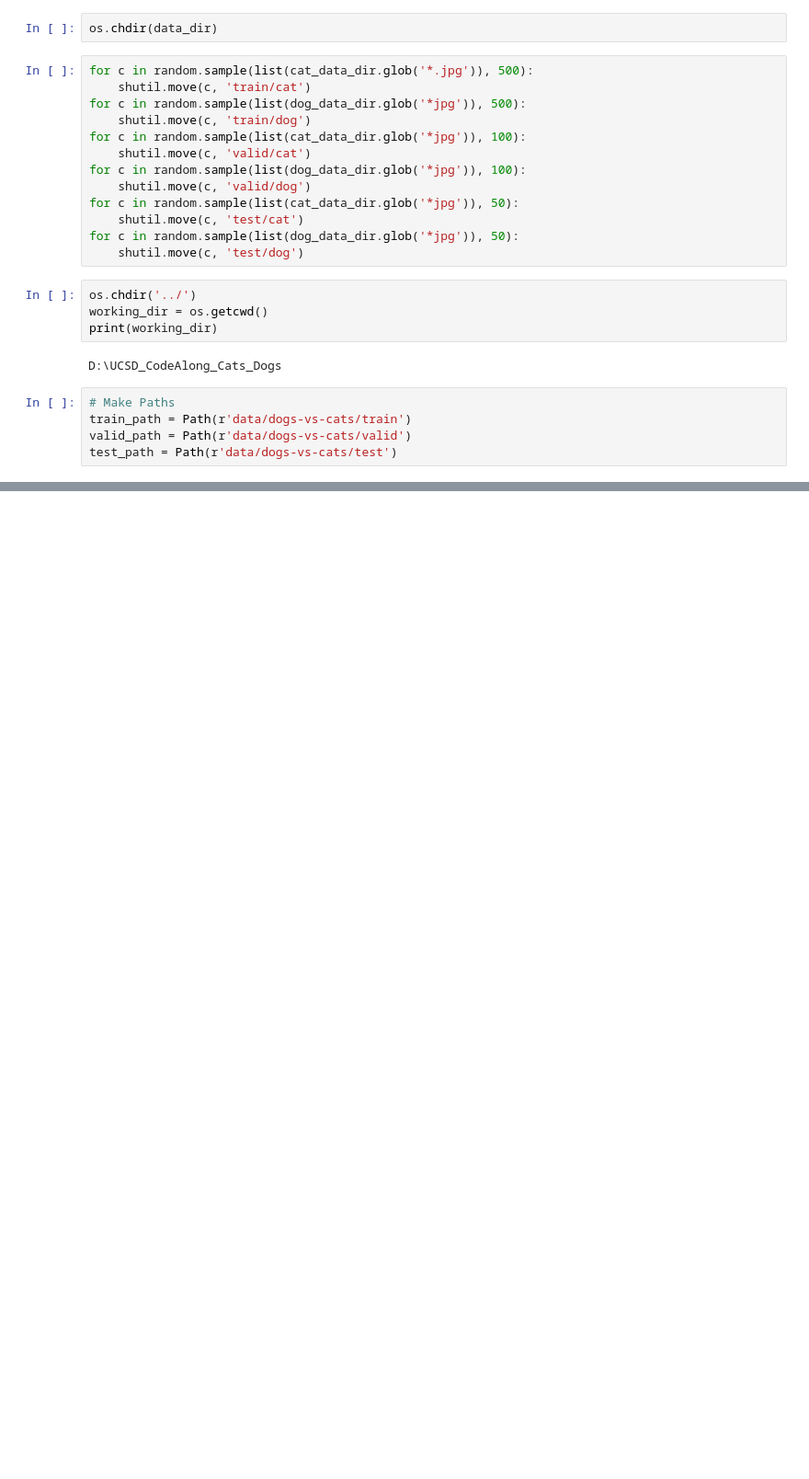
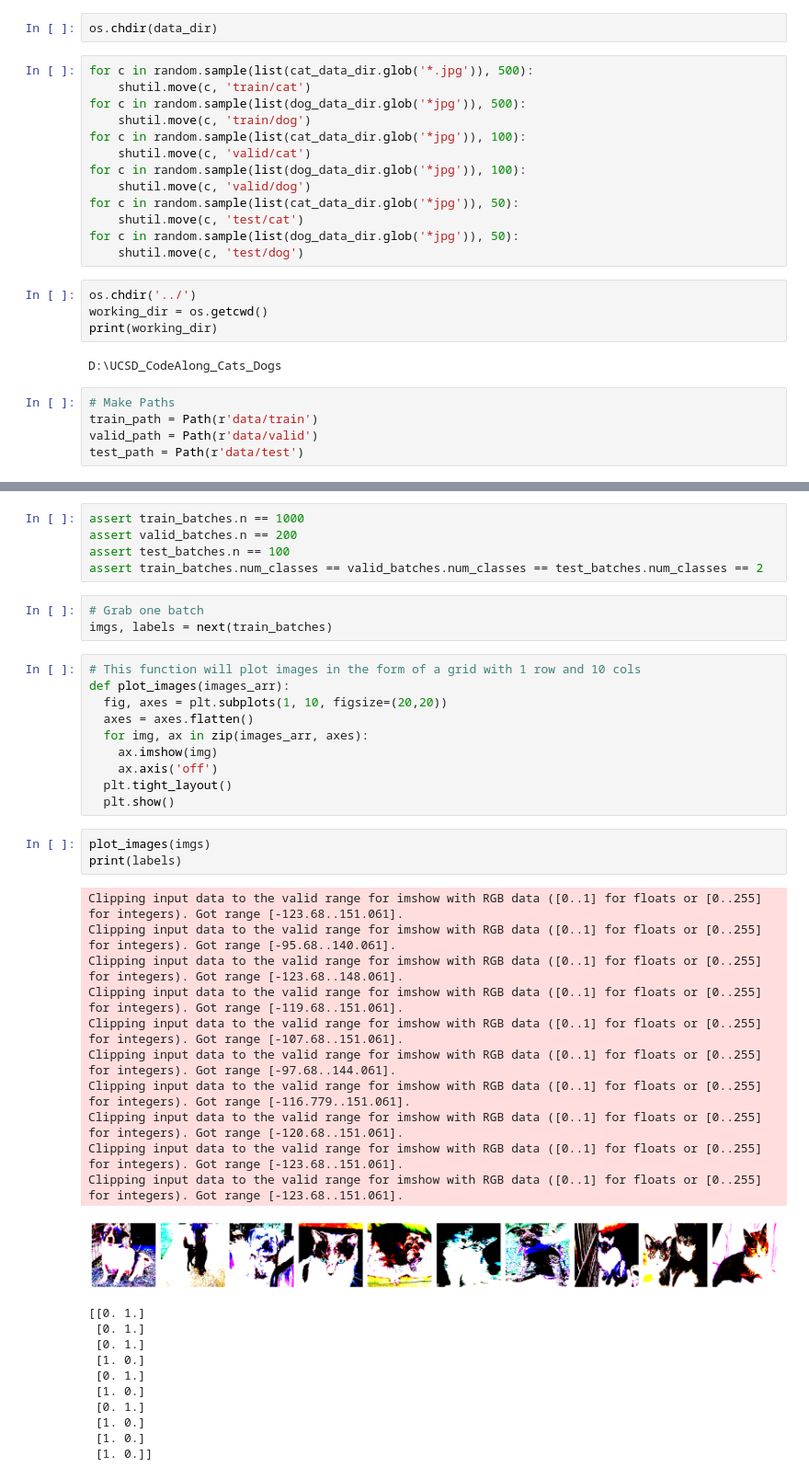
Before and after one commit to asmith81/UCSD_CodeAlong_Cats_Dogs, a Jupyter notebook: UCSD_Code_Along_Cats_Dogs.ipynb, the cells around one changed output, grey strips where cells are left out. Shown: that part at 92% size. Saved outputs shown, nothing was run; the diff lists cells and outputs as text; blank space fills up the shorter version.

Commit message:
Got a batch of pre-processed images outputted!

```diff
--- a/UCSD_Code_Along_Cats_Dogs.ipynb
+++ b/UCSD_Code_Along_Cats_Dogs.ipynb
@@ -68,9 +70,9 @@ print(working_dir)
 D:\UCSD_CodeAlong_Cats_Dogs
 # %%
 # Make Paths
-train_path = Path(r'data/dogs-vs-cats/train')
-valid_path = Path(r'data/dogs-vs-cats/valid')
-test_path = Path(r'data/dogs-vs-cats/test')
+train_path = Path(r'data/train')
+valid_path = Path(r'data/valid')
+test_path = Path(r'data/test')
 # %%
 # Prepare Data
 train_batches = ImageDataGenerator(preprocessing_function=tf.keras.applications.vgg16.preprocess_input) \
@@ -81,0 +88,43 @@ test_batches = ImageDataGenerator(preprocessing_function=tf.keras.applications.v
+# %%
+assert train_batches.n == 1000
+assert valid_batches.n == 200
+assert test_batches.n == 100
+assert train_batches.num_classes == valid_batches.num_classes == test_batches.num_classes == 2
+# %%
+# Grab one batch
+imgs, labels = next(train_batches)
+# %%
+# This function will plot images in the form of a grid with 1 row and 10 cols
+def plot_images(images_arr):
+  fig, axes = plt.subplots(1, 10, figsize=(20,20))
+  axes = axes.flatten()
+  for img, ax in zip(images_arr, axes):
+    ax.imshow(img)
+    ax.axis('off')
+  plt.tight_layout()
+  plt.show()
+# %%
+plot_images(imgs)
+print(labels)
+# %% [output]
+Clipping input data to the valid range for imshow with RGB data ([0..1] for floats or [0..255] for integers). Got range [-123.68..151.061].
+Clipping input data to the valid range for imshow with RGB data ([0..1] for floats or [0..255] for integers). Got range [-95.68..140.061].
+Clipping input data to the valid range for imshow with RGB data ([0..1] for floats or [0..255] for integers). Got range [-123.68..148.061].
+Clipping input data to the valid range for imshow with RGB data ([0..1] for floats or [0..255] for integers). Got range [-119.68..151.061].
+Clipping input data to the valid range for imshow with RGB data ([0..1] for floats or [0..255] for integers). Got range [-107.68..151.061].
+Clipping input data to the valid range for imshow with RGB data ([0..1] for floats or [0..255] for integers). Got range [-97.68..144.061].
+Clipping input data to the valid range for imshow with RGB data ([0..1] for floats or [0..255] for integers). Got range [-116.779..151.061].
+Clipping input data to the valid range for imshow with RGB data ([0..1] for floats or [0..255] for integers). Got range [-120.68..151.061].
+Clipping input data to the valid range for imshow with RGB data ([0..1] for floats or [0..255] for integers). Got range [-123.68..151.061].
+Clipping input data to the valid range for imshow with RGB data ([0..1] for floats or [0..255] for integers). Got range [-123.68..151.061].
+[figure, added]
+[[0. 1.]
+ [0. 1.]
+ [0. 1.]
+ [1. 0.]
+ [0. 1.]
+ [1. 0.]
+ [0. 1.]
+ [1. 0.]
+ [1. 0.]
+ [1. 0.]]
```
Also changed, not shown: parts of 2 cells of this notebook.
